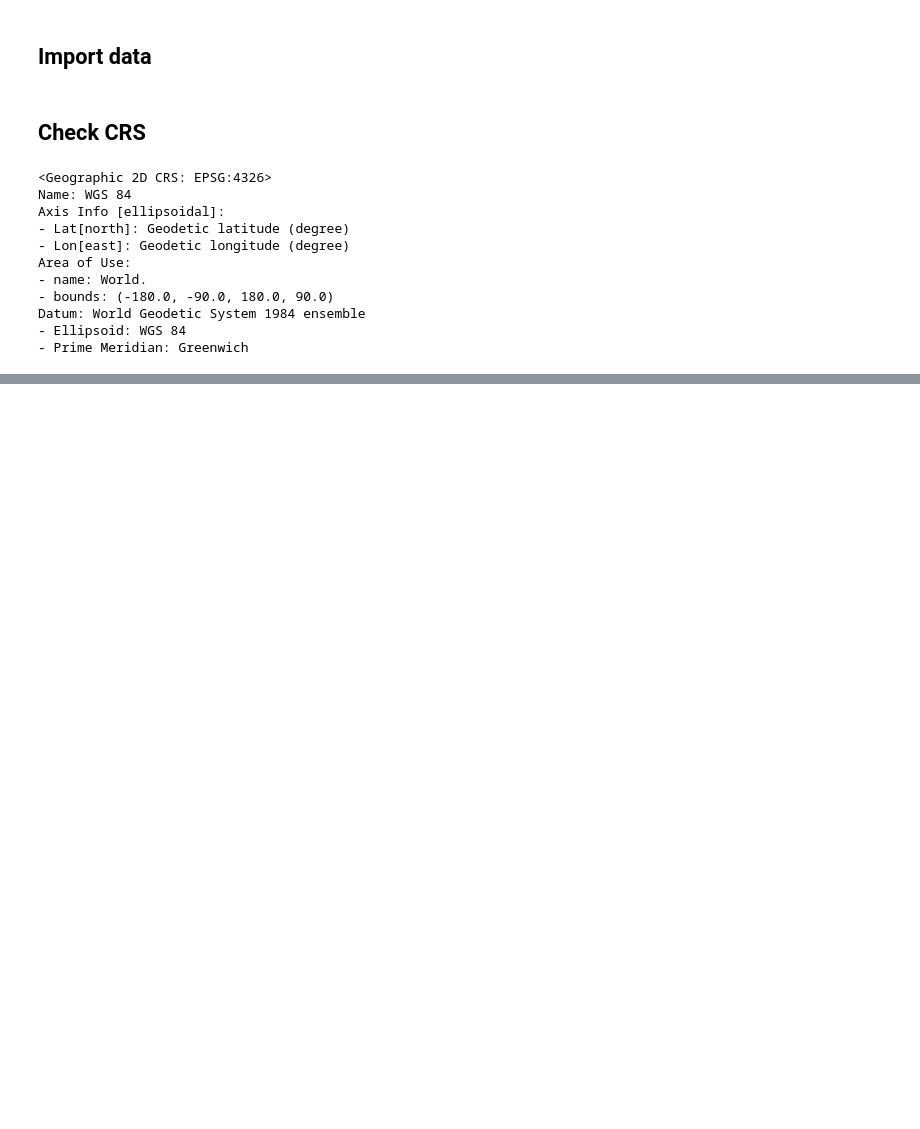
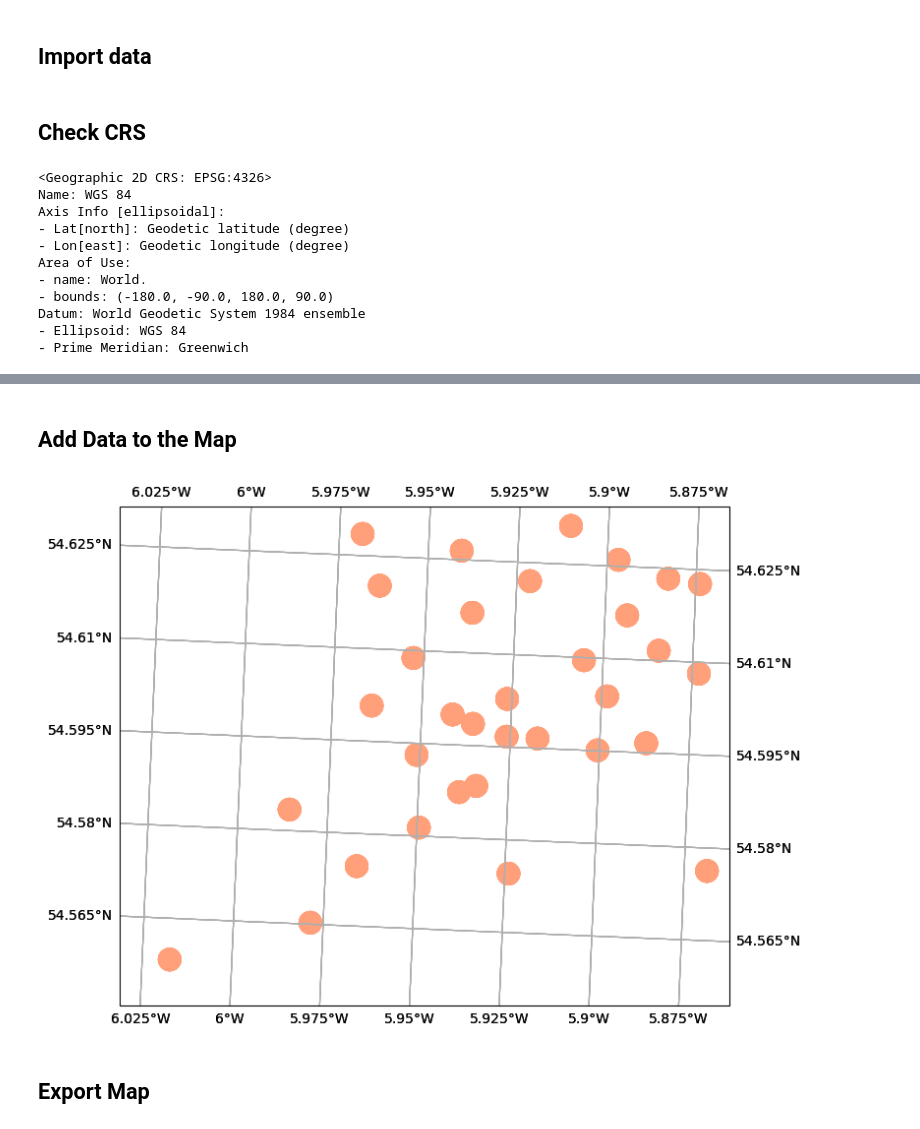
Before and after one commit to tenerk/EV_Analysis, a Jupyter notebook: EV_Analysis.ipynb, the cells around one changed output, grey strips where cells are left out. Cells and saved outputs as stored; diff of their text form; code cells hidden in the pictures; blank space fills up the shorter version.

```diff
--- a/EV_Analysis.ipynb
+++ b/EV_Analysis.ipynb
@@ -35,0 +36,3 @@ EVcharging_wgs = EVcharging.to_crs(epsg=3857)
+# %%
+substations_utm = substations.to_crs(epsg=32630) # Convert to WGS84 / UTM30
+EVcharging_utm = EVcharging.to_crs(epsg=32630) # Convert to WGS84 / UTM30
@@ -37,0 +57,4 @@ EVcharging_wgs = EVcharging.to_crs(epsg=3857)
+# %%
+buffer = substations_utm.buffer(200) # Create a 200m buffer around the Belfast Substations
+buffer_gdf = gpd.GeoDataFrame(geometry=buffer, crs="EPSG:32630") # Convert the GeoSeries into a GeoDataFrame
+buffer_gdf.head() # Show the first 5 records within the newly created GeoDataFrame
@@ -37,0 +104,23 @@ EVcharging_wgs = EVcharging.to_crs(epsg=3857)
+# %% [markdown]
+## Add Data to the Map
+# %%
+#Add Buffer
+buffer_feature = ShapelyFeature(buffer_gdf['geometry'], map_crs, edgecolor="lightsalmon", facecolor="lightsalmon")  # Create a map feature for the buffers and add symbology
+ax.add_feature(buffer_feature) # Add buffers to map
+
+# Add Substations
+substations_feature = ShapelyFeature(substations_utm.geometry, map_crs, edgecolor="midnightblue", facecolor="dodgerblue") # Create a map feature for substations and add symbology
+ax.add_feature(substations_feature) # Add substations to map
+
+# Add EV Charging Stations
+EVcharging_feature = ShapelyFeature(EVcharging_utm.geometry, map_crs, edgecolor="limegreen", facecolor="lime") # Create a map feature for the charging stations and add symbology
+ax.add_feature(EVcharging_feature) # Add Charging Stations to the map
+
+ax.set_extent([304000, 315000, 6049000, 6058000], crs=map_crs) # Set map extent to match extent of the buffer layer
+ax.gridlines(draw_labels=False) # Add optional gridlines to map
+
+fig
+# %% [output]
+[figure, added]
+# %% [markdown]
+## Export Map
```
Also changed, not shown: parts of 22 cells of this notebook.
